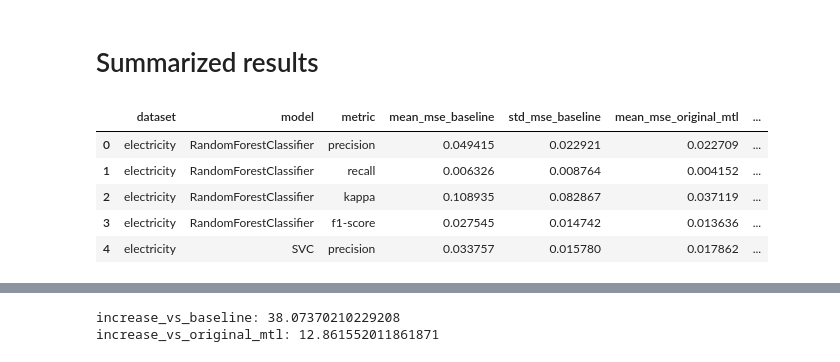
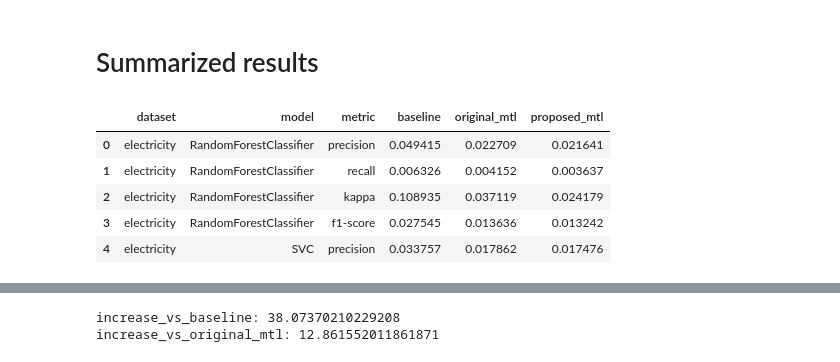
Before and after one commit to feamelo/drift-meta-learning, a Jupyter notebook: src/experiments/results/result_gain.ipynb, the cells around one changed output, grey strips where cells are left out. Cells and saved outputs as stored; diff of their text form; code cells hidden in the pictures.

```diff
--- a/src/experiments/results/result_gain.ipynb
+++ b/src/experiments/results/result_gain.ipynb
@@ -89,30 +89,27 @@ airlines_eval.plot_original_vs_proposed_mtl_gain(metric="recall", subplot_index=
 # %%
 
 mean_results = []
 
 for evaluator in (elec_eval, powersupply_eval, airlines_eval, rialto_eval):
     for model in evaluator.metrics.keys():
         for metric in evaluator.metrics[model]:
             df = evaluator.results[model]
             mean_results.append({
                 "dataset": evaluator.dataset_name,
                 "model": model,
                 "metric": metric,
-                "mean_mse_baseline": df[f"{metric}_mse_baseline"].mean(),
-                "std_mse_baseline": df[f"{metric}_mse_baseline"].std(),
-                "mean_mse_original_mtl": df[f"{metric}_original_mtl_mse"].mean(),
-                "std_mse_original_mtl": df[f"{metric}_original_mtl_mse"].std(),
-                "mean_mse_proposed_mtl": df[f"{metric}_proposed_mtl_mse"].mean(),
-                "std_mse_proposed_mtl": df[f"{metric}_proposed_mtl_mse"].std(),
+                "baseline": df[f"{metric}_mse_baseline"].mean(),
+                "original_mtl": df[f"{metric}_original_mtl_mse"].mean(),
+                "proposed_mtl": df[f"{metric}_proposed_mtl_mse"].mean(),
             })
 
 mean_results_df = pd.DataFrame(mean_results)
 mean_results_df.head()
 # %% [output]
-|  | dataset | model | metric | mean_mse_baseline | std_mse_baseline | mean_mse_original_mtl | ... |
-| 0 | electricity | RandomForestClassifier | precision | 0.049415 | 0.022921 | 0.022709 | ... |
-| 1 | electricity | RandomForestClassifier | recall | 0.006326 | 0.008764 | 0.004152 | ... |
-| 2 | electricity | RandomForestClassifier | kappa | 0.108935 | 0.082867 | 0.037119 | ... |
-| 3 | electricity | RandomForestClassifier | f1-score | 0.027545 | 0.014742 | 0.013636 | ... |
-| 4 | electricity | SVC | precision | 0.033757 | 0.015780 | 0.017862 | ... |
+|  | dataset | model | metric | baseline | original_mtl | proposed_mtl |
+| 0 | electricity | RandomForestClassifier | precision | 0.049415 | 0.022709 | 0.021641 |
+| 1 | electricity | RandomForestClassifier | recall | 0.006326 | 0.004152 | 0.003637 |
+| 2 | electricity | RandomForestClassifier | kappa | 0.108935 | 0.037119 | 0.024179 |
+| 3 | electricity | RandomForestClassifier | f1-score | 0.027545 | 0.013636 | 0.013242 |
+| 4 | electricity | SVC | precision | 0.033757 | 0.017862 | 0.017476 |
 # %%
```
Also changed, not shown: parts of 6 cells of this notebook.
